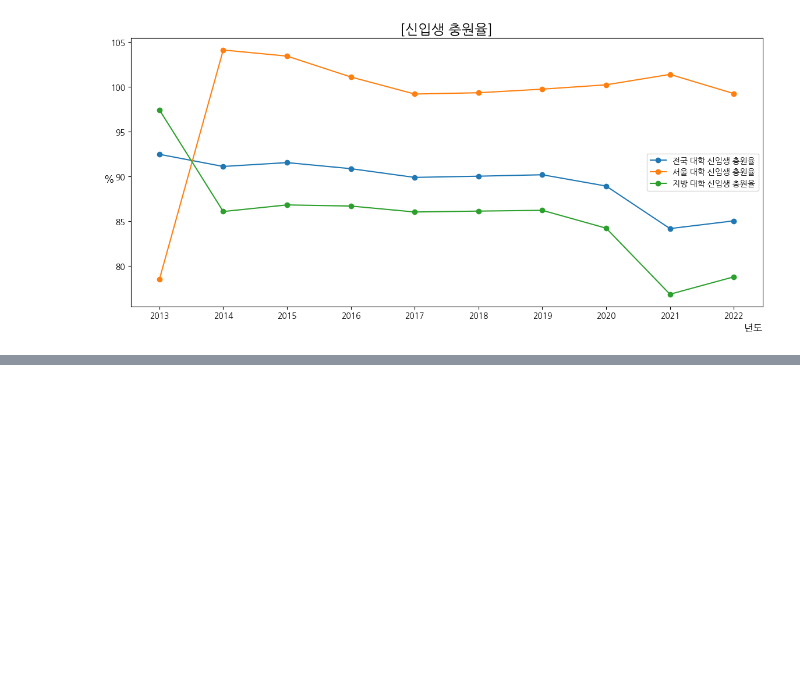
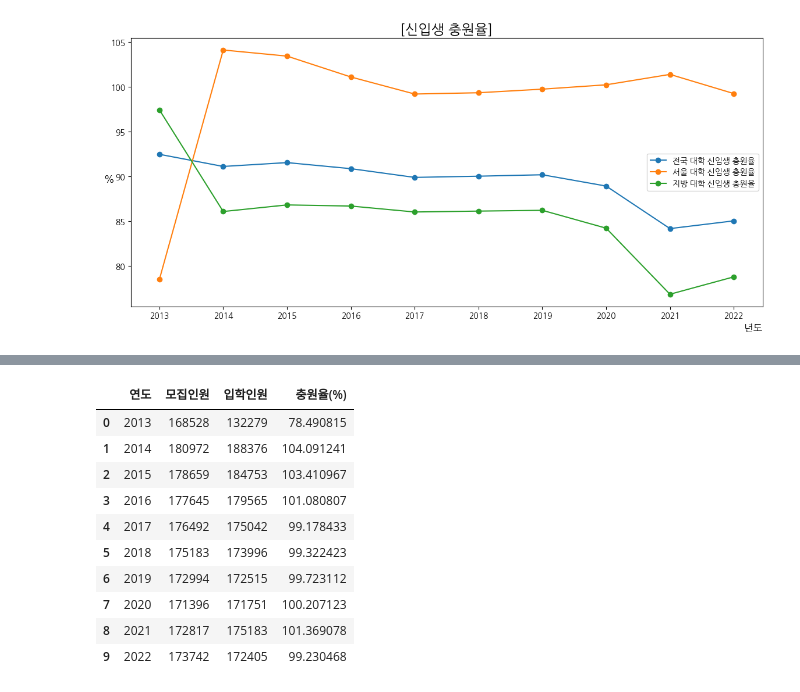
Before and after one commit to Skylee0310/KDT-06_SQL_mini_project, a Jupyter notebook: 이승민/sql팀플.ipynb, the cells around one changed output, grey strips where cells are left out. Cells and saved outputs as stored; diff of their text form; code cells hidden in the pictures; blank space fills up the shorter version.

```diff
--- a/이승민/sql팀플.ipynb
+++ b/이승민/sql팀플.ipynb
@@ -269,0 +346,14 @@ plt.show()
+# %%
+seouladm1
+# %% [output]
+|  | 연도 | 모집인원 | 입학인원 | 충원율(%) |
+| 0 | 2013 | 168528 | 132279 | 78.490815 |
+| 1 | 2014 | 180972 | 188376 | 104.091241 |
+| 2 | 2015 | 178659 | 184753 | 103.410967 |
+| 3 | 2016 | 177645 | 179565 | 101.080807 |
+| 4 | 2017 | 176492 | 175042 | 99.178433 |
+| 5 | 2018 | 175183 | 173996 | 99.322423 |
+| 6 | 2019 | 172994 | 172515 | 99.723112 |
+| 7 | 2020 | 171396 | 171751 | 100.207123 |
+| 8 | 2021 | 172817 | 175183 | 101.369078 |
+| 9 | 2022 | 173742 | 172405 | 99.230468 |
```
Also changed, not shown: parts of 9 cells of this notebook, 13 other files.
